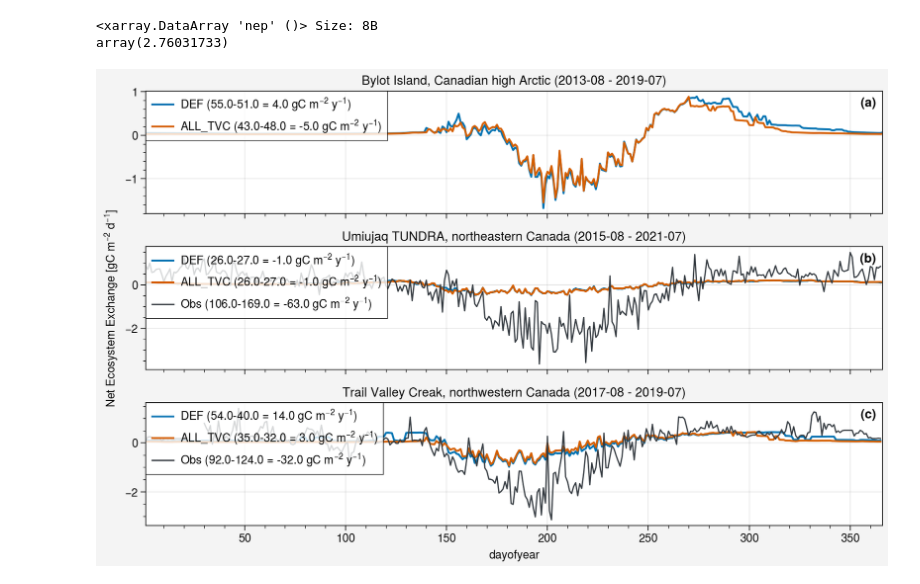
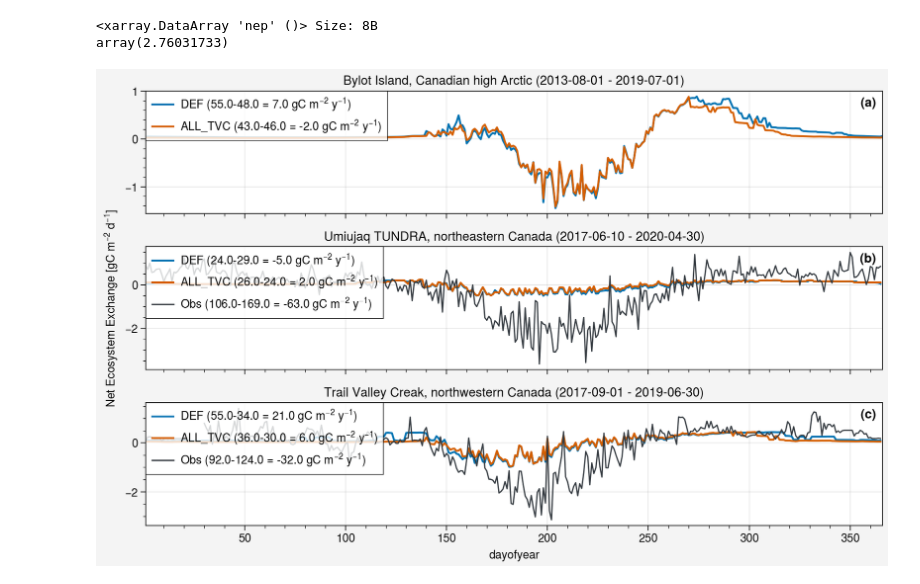
Before and after one commit to mickaellalande/SnowC2, a Jupyter notebook: CLASSIC/in_situ/SnowArctic/run_paper_nee.ipynb, the cells around one changed output. Saved outputs shown, nothing was run; the diff lists cells and outputs as text; code cells hidden in the pictures.

```diff
--- a/CLASSIC/in_situ/SnowArctic/run_paper_nee.ipynb
+++ b/CLASSIC/in_situ/SnowArctic/run_paper_nee.ipynb
@@ -451,7 +451,7 @@ fig, axs = pplt.subplots(ncols=1, nrows=3, refaspect=6, refwidth=8)
 ### byl ###
 ###########
 
-period=slice(str(y_start_byl)+'-08',str(y_end_byl)+'-07')
+period=slice(str(y_start_byl)+'-08-01',str(y_end_byl)+'-07-01')
 
 # Simus
 for ds_d, label, label_exp in zip(ds_d_list_byl, labels, label_exps):
@@ -476,7 +476,8 @@ axs[0].format(title=site_longname_byl + ' (' + period.start+' - '+period.stop +
 ### umt ###
 ###########
 
-period=slice('2015-08',str(y_end_umt)+'-07')
+# period=slice('2015-08',str(y_end_umt)+'-07')
+period = slice(str(ds_d_turb.nee.time[0].values)[:-19], str(ds_d_turb.nee.time[-1].values)[:-19])
 
 sdepth = 0.15
 sdepth_label = str(int(sdepth*100))
@@ -512,7 +513,8 @@ axs[1].format(title=site_longname_umt + ' (' + period.start+' - '+period.stop +
 ### tvc ###
 ###########
 
-period=slice('2017-08',str(y_end_tvc)+'-07')
+# period=slice('2017-08',str(y_end_tvc)+'-07')
+period = slice(str(ds_d_obs_tvc.NEE_filled.time[0].values)[:-19], str(ds_d_obs_tvc.NEE_filled.time[-1].values)[:-19])
 
 sdepth = 0.05
 sdepth_label = str(int(sdepth*100))
@@ -528,31 +530,31 @@ for ds_d, label, label_exp in zip(ds_d_list_tvc, labels, label_exps):
     lab_details = ' ('+str(np.round(emission.values))+str(np.round(uptake.values))+' = '+str(np.round(nep_yearly_budget.values))+' gC m$^{-2}$ y$^{-1}$)'
 
     axs[2].plot(nep_daily, label=label_exp + lab_details)
 
 # Obs
 nep_daily = ds_d_obs_tvc.NEE_filled.sel(time=period).groupby('time.dayofyear').mean()*1.038 #µmolCO2/m2/s -> gC/m2/d
 
 nep_yearly_budget = nep_daily.sum()
 uptake = nep_daily.where(nep_daily < 0).sum()
 emission = nep_daily.where(nep_daily > 0).sum()
 
 # lab_details = ' (Ann bal: '+str(np.round(nep_yearly_budget.values))+')'
 lab_details = ' ('+str(np.round(emission.values))+str(np.round(uptake.values))+' = '+str(np.round(nep_yearly_budget.values))+' gC m$^{-2}$ y$^{-1}$)'
 
 axs[2].plot(nep_daily, color=color_obs, label='Obs' + lab_details, lw=1)
 # axs[2].plot(ds_d_obs_tvc.NEE_filled.sel(time=period).groupby('time.dayofyear').mean()*1.038, color=color_obs, label='Obs', lw=1)
 # axs[2].plot(ds_d_obs_tvc.NEE_filled.sel(time=period).groupby('time.dayofyear').mean()*0.328, color=color_obs, label='Obs', lw=1)
 axs[2].format(title=site_longname_tvc + ' (' + period.start+' - '+period.stop + ')', ylabel='Net Ecosystem Exchange [gC m$^{-2}$ d$^{-1}$]')
 
 for ax in axs:
     # ax.format(ylim=(0,0.9))
     ax.legend(loc='ul', ncols=1)
 
 fig.format(abc='(a)', abcloc='ur')
 # fig.suptitle(site_longname_byl)
 
 fig.save('arctic_nee.png')
 fig.save('arctic_nee.jpg')
 fig.save('arctic_nee.pdf')
 # %% [output]
-[figure, old version]
+[figure, new version]
```
Also changed, not shown: parts of 3 cells of this notebook, 10 other files.
